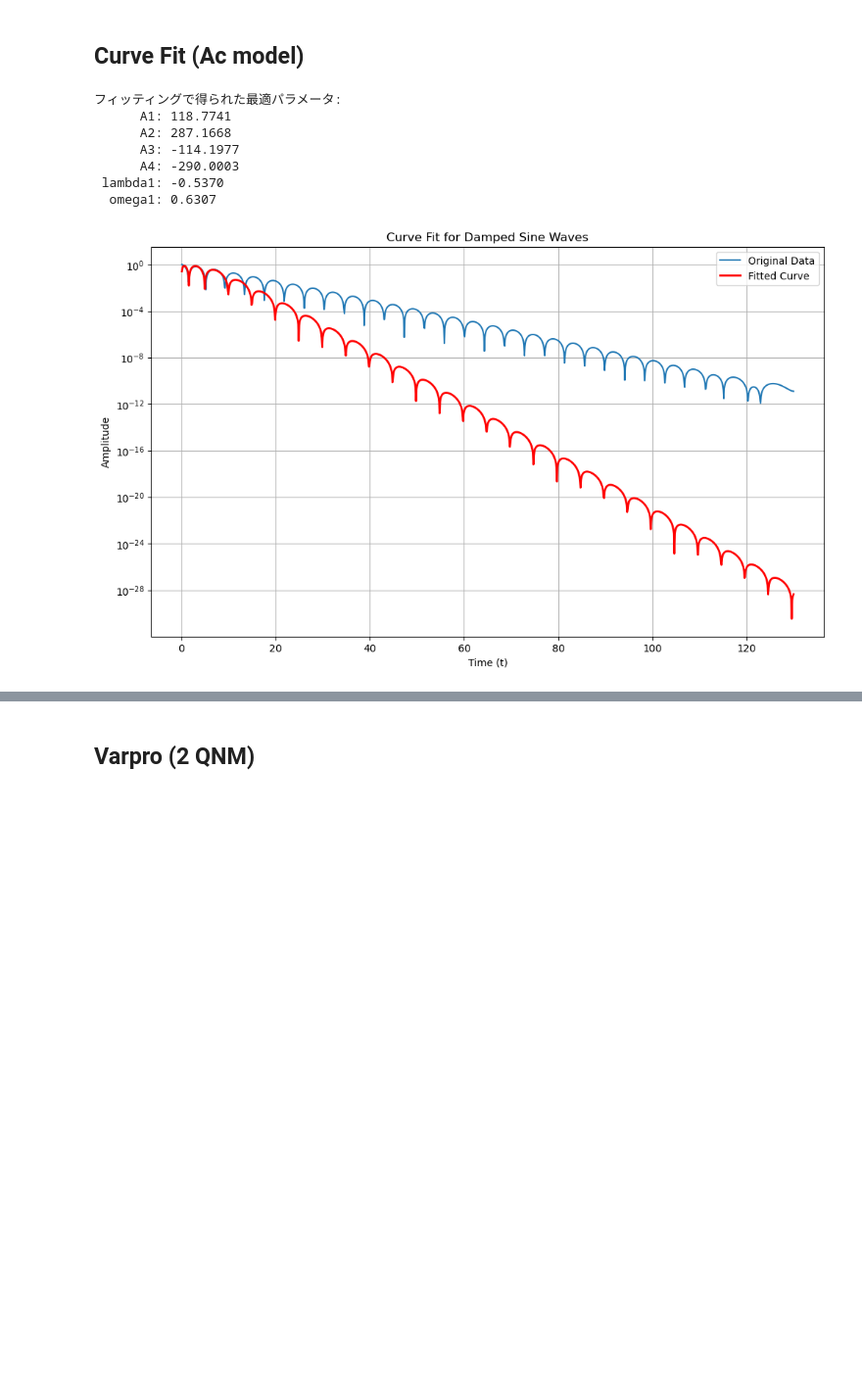
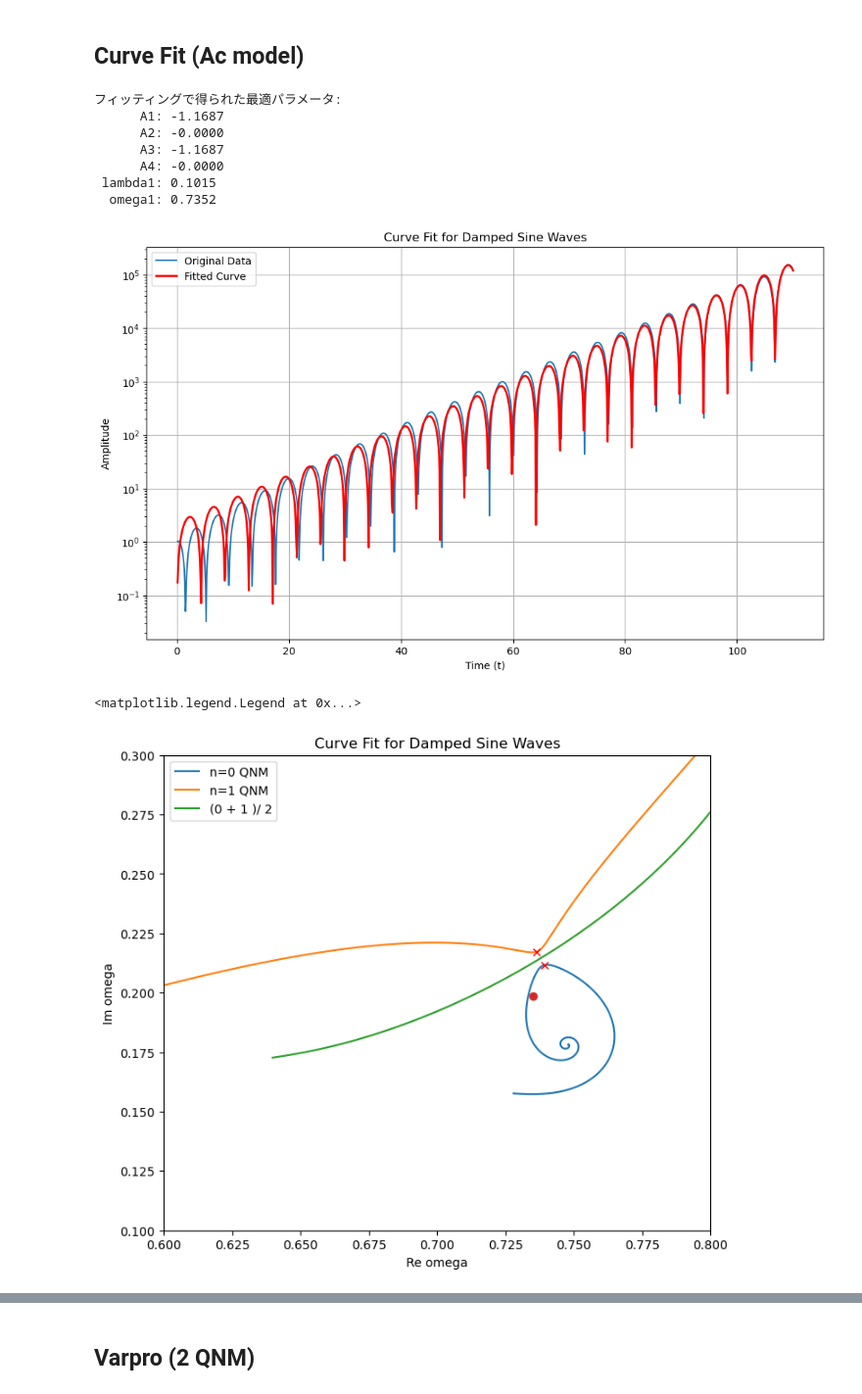
Before and after one commit to keiichirokubota/varpro, a Jupyter notebook: varpro.ipynb, the cells around one changed output, grey strips where cells are left out. Shown at 98% size. Drawn from its saved outputs; the diff is of its cells as text; code cells hidden in the pictures; blank space fills up the shorter version.

```diff
--- a/varpro.ipynb
+++ b/varpro.ipynb
@@ -195,28 +227,25 @@ for i in range(num_frames):
         #     print(f"  {i+1} frames generated...")
 
         reqnm_history1.append(abs(popt[2]))
-        imqnm_history1.append(abs(popt[1]))
+        imqnm_history1.append(abs(popt[1]-damping_factor))
         reqnm_history2.append(abs(popt[6]))
-        imqnm_history2.append(abs(popt[5]))
+        imqnm_history2.append(abs(popt[5]-damping_factor))
 
-        reqnm = [abs(popt[2]), abs(popt[6])]
-        imqnm = [abs(popt[1]), abs(popt[5])]
         fig=  plt.figure(figsize=(8, 7))
         plt.plot(reqnm_history1, imqnm_history1, '-o', label='QNM Trajectory', alpha=0.4)
         plt.plot(reqnm_history2, imqnm_history2, '-o', label='QNM Trajectory', alpha=0.4)
         plt.plot(reqnmn0_data, imqnmn0_data, label='n=0 QNM')
         plt.plot(reqnmn1_data, imqnmn1_data, label='n=1 QNM')
         plt.plot(reqnmn01average_data, imqnmn01average_data, label="(0 + 1 )/ 2")
-        plt.plot(reqnm_history2, imqnm_history2, label='QNM Trajectory')
         # plt.plot(reqnm, imqnm, 'o')
         plt.plot([0.7391984327078, 0.736312554], [0.2116451411183, 0.217234709569], 'x', c='red')
-        plt.plot([initial_guess[2], initial_guess[6]], [-initial_guess[1], -initial_guess[6]], '+')
+        plt.plot([initial_guess[2], initial_guess[6]], [-initial_guess[1], -initial_guess[6]], '+', label='Initial Guess')
         plt.xlim(0.6, 0.8)
-        plt.ylim(0.10, 0.6)
+        plt.ylim(0.10, 0.3)
         plt.title(f'Curve Fit for Damped Sine Waves - t_i = {t_data[deltai*i]}')
         plt.xlabel('Re omega')
         plt.ylabel('Im omega')
-        plt.legend()
+        plt.legend(loc='upper right')
         # plt.xlim(0.72, 0.77)
         # plt.ylim(0.17, 0.23)
         frame_filename = os.path.join(output_dir, f"qnm_{i:04d}.png")
@@ -338,10 +612,10 @@ initial_guess = [
     1.0,  # A2
     1.0,  # A3
     1.0,  # A4
-    # -0.2116451411183, # lambda1
-    # 0.7391984327078,  # omega1
-    - 0.17792, # lambda1
-    0.74734  # omega1
+    - (0.21443992534365 - damping_factor), # lambda1
+    0.737755493353,  # omega1
+    # - ( 0.1779 - damping_factor), # lambda1
+    # 0.74734  # omega1
 ]
 
 # パラメータの境界 (bounds) を設定 (オプションですが推奨)
@@ -357,40 +631,57 @@ try:
         fit_func,
         t_data,
         y_data,
         p0=initial_guess,
         bounds=bounds,
         maxfev=10000 # 計算回数の上限を増やす
     )
 
     # --- 3. 結果の表示 ---
     print("フィッティングで得られた最適パラメータ:")
     param_names = ['A1', 'A2', 'A3', 'A4', 'lambda1', 'omega1']
     for name, value in zip(param_names, popt):
         print(f"{name:>8s}: {value:.4f}")
 
     # --- 4. 結果のプロット ---
     plt.figure(figsize=(12, 7))
     plt.semilogy(t_data, np.abs(y_data), label='Original Data')
     plt.semilogy(t_data, np.abs(fit_func(t_data, *popt)), label='Fitted Curve', color='red', linewidth=2)
     plt.title('Curve Fit for Damped Sine Waves')
     plt.xlabel('Time (t)')
     plt.ylabel('Amplitude')
     plt.legend()
     plt.grid(True)
     plt.show()
 
 except RuntimeError as e:
     print(f"フィッティングに失敗しました: {e}")
     print("初期推測値(p0)や境界(bounds)を見直してください。")
+
+reqnm = [abs(popt[5])]
+imqnm = [abs(popt[4]-damping_factor)]
+fig=  plt.figure(figsize=(8, 7))
+plt.plot(reqnmn0_data, imqnmn0_data, label='n=0 QNM')
+plt.plot(reqnmn1_data, imqnmn1_data, label='n=1 QNM')
+plt.plot(reqnmn01average_data, imqnmn01average_data, label="(0 + 1 )/ 2")
+plt.plot(reqnm, imqnm, 'o')
+plt.plot([0.7391984327078, 0.736312554], [0.2116451411183, 0.217234709569], 'x', c='red')
+plt.xlim(0.6, 0.8)
+plt.ylim(0.10, 0.3)
+plt.title(f'Curve Fit for Damped Sine Waves')
+plt.xlabel('Re omega')
+plt.ylabel('Im omega')
+plt.legend()
 # %% [output]
 フィッティングで得られた最適パラメータ:
-      A1: 118.7741
-      A2: 287.1668
-      A3: -114.1977
-      A4: -290.0003
- lambda1: -0.5370
-  omega1: 0.6307
+      A1: -1.1687
+      A2: -0.0000
+      A3: -1.1687
+      A4: -0.0000
+ lambda1: 0.1015
+  omega1: 0.7352
-[figure, old version]
+[figure, new version]
+<matplotlib.legend.Legend at 0x...>
+[figure, added]
 # %%
 import matplotlib.pyplot as plt
 import numpy as np
```
Also changed, not shown: parts of 13 cells of this notebook, 10 other files.
